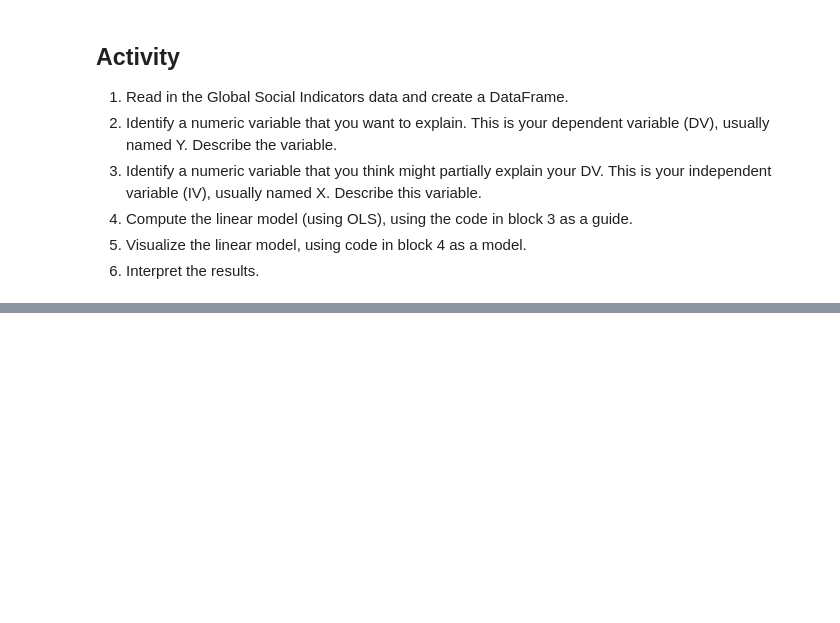
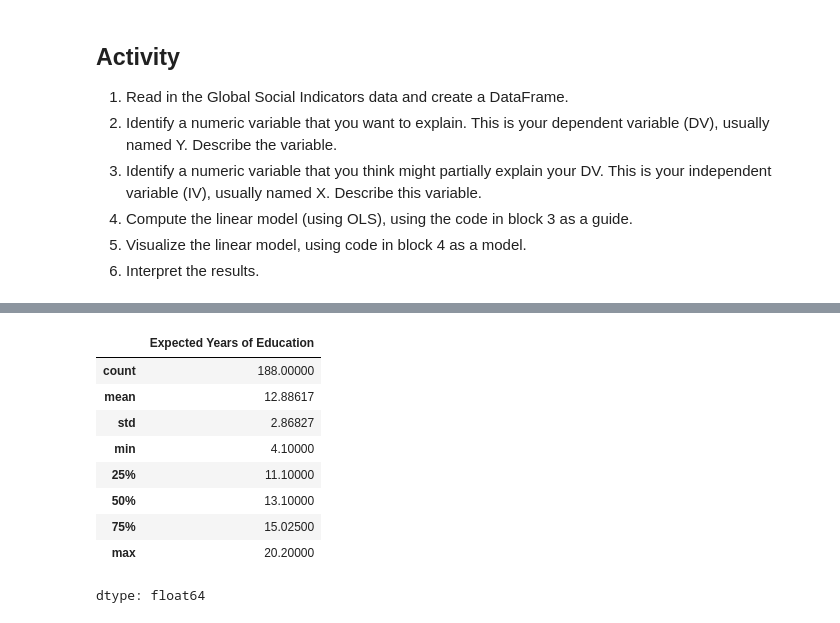
Before and after one commit to atoothman/DATA-70500, a Jupyter notebook: LinearModels1.ipynb, the cells around one changed output, grey strips where cells are left out. Cells and saved outputs as stored; diff of their text form; code cells hidden in the pictures; blank space fills up the shorter version.

```diff
--- a/LinearModels1.ipynb
+++ b/LinearModels1.ipynb
@@ -163,0 +176,16 @@ corrsig
+# %%
+#2. Identify a numeric variable that you want to explain. This is your dependent variable (DV), usually named Y. Describe the variable.
+# will expected years of education as the y variable (dependent variable)
+
+GlobalSocialIndicators['Expected Years of Education'].describe()
+# %% [output]
+|  | Expected Years of Education |
+| count | 188.00000 |
+| mean | 12.88617 |
+| std | 2.86827 |
+| min | 4.10000 |
+| 25% | 11.10000 |
+| 50% | 13.10000 |
+| 75% | 15.02500 |
+| max | 20.20000 |
+dtype: float64
```
Also changed, not shown: parts of 11 cells of this notebook.
